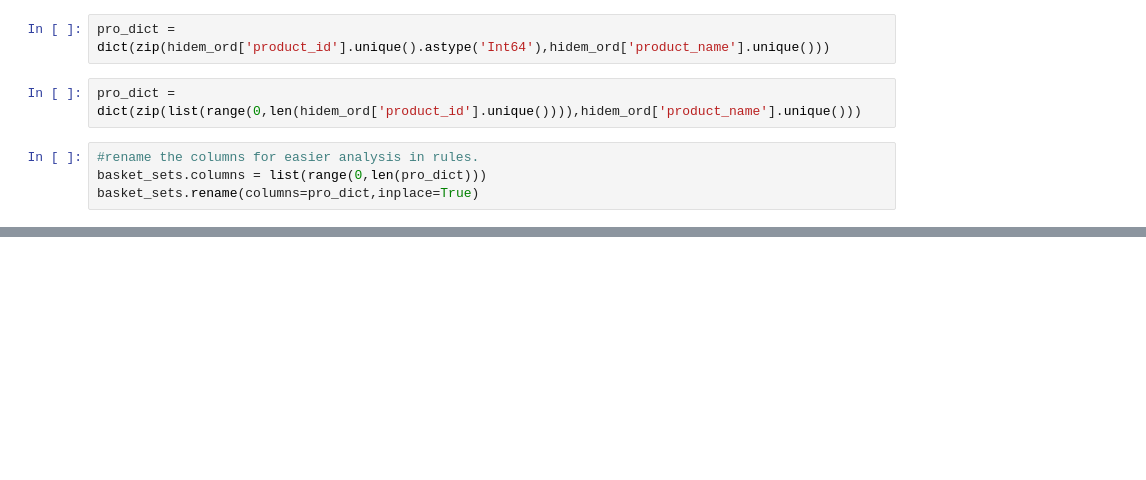
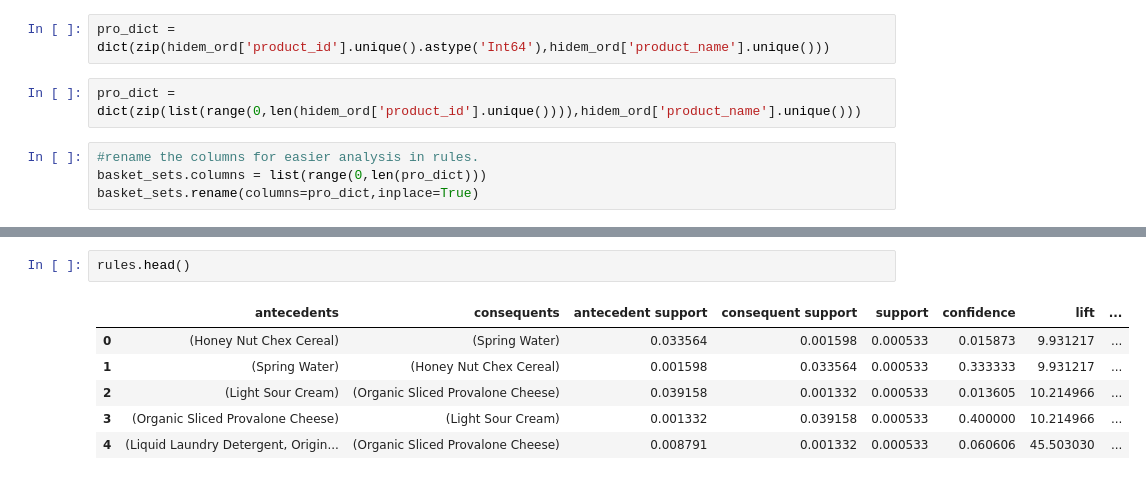
Before and after one commit to soeunj/E-commerce-Recommender, a Jupyter notebook: InstaCart.ipynb, the cells around one changed output, grey strips where cells are left out. Saved outputs shown, nothing was run; the diff lists cells and outputs as text; blank space fills up the shorter version.

```diff
--- a/InstaCart.ipynb
+++ b/InstaCart.ipynb
@@ -326,0 +273,9 @@ ValueError: The allowed values for a DataFrame are True, False, 0, 1. Found valu
+# %%
+rules.head()
+# %% [output]
+|  | antecedents | consequents | antecedent support | consequent support | support | confidence | lift | ... |
+| 0 | (Honey Nut Chex Cereal) | (Spring Water) | 0.033564 | 0.001598 | 0.000533 | 0.015873 | 9.931217 | ... |
+| 1 | (Spring Water) | (Honey Nut Chex Cereal) | 0.001598 | 0.033564 | 0.000533 | 0.333333 | 9.931217 | ... |
+| 2 | (Light Sour Cream) | (Organic Sliced Provalone Cheese) | 0.039158 | 0.001332 | 0.000533 | 0.013605 | 10.214966 | ... |
+| 3 | (Organic Sliced Provalone Cheese) | (Light Sour Cream) | 0.001332 | 0.039158 | 0.000533 | 0.400000 | 10.214966 | ... |
+| 4 | (Liquid Laundry Detergent, Origin... | (Organic Sliced Provalone Cheese) | 0.008791 | 0.001332 | 0.000533 | 0.060606 | 45.503030 | ... |
```
Also changed, not shown: parts of 16 cells of this notebook.
